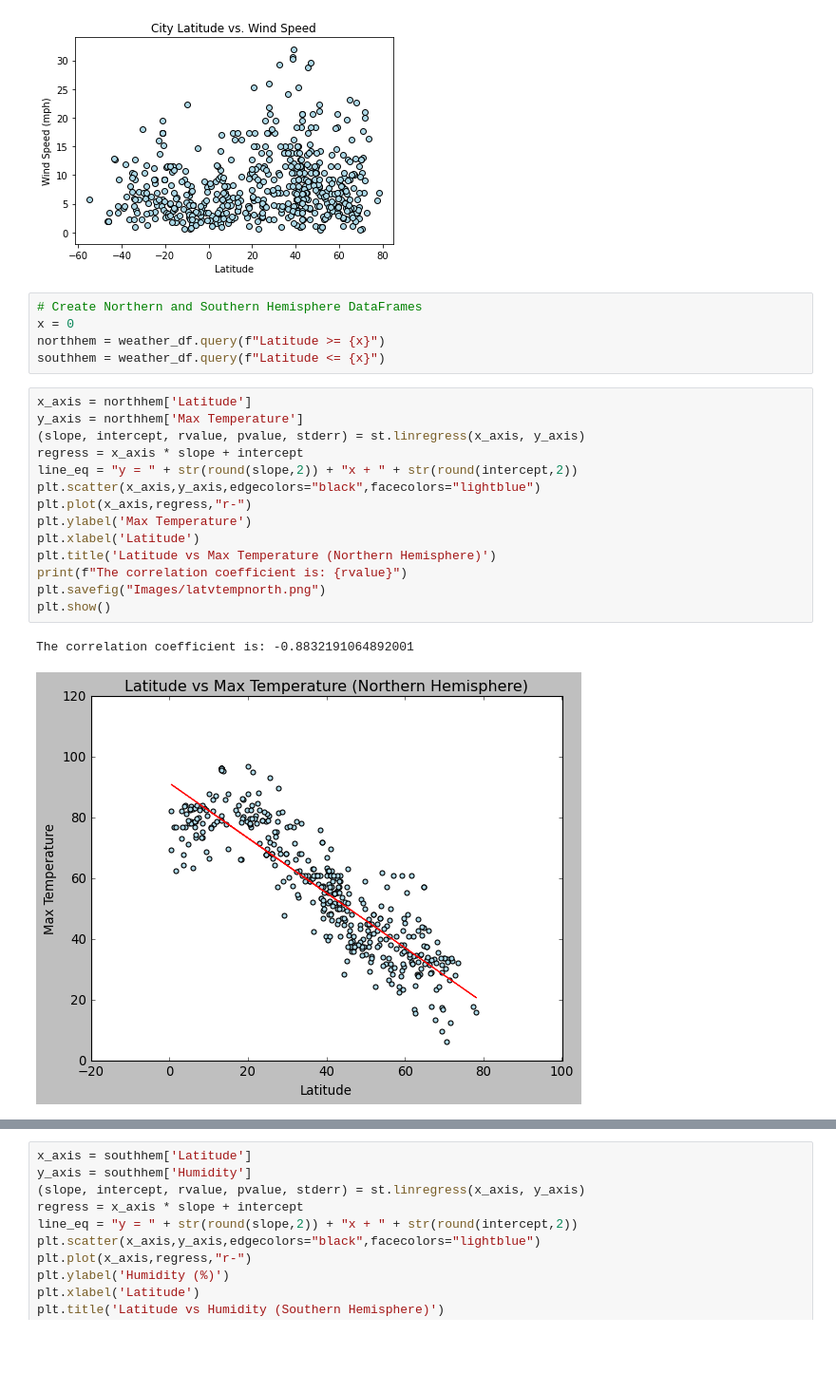
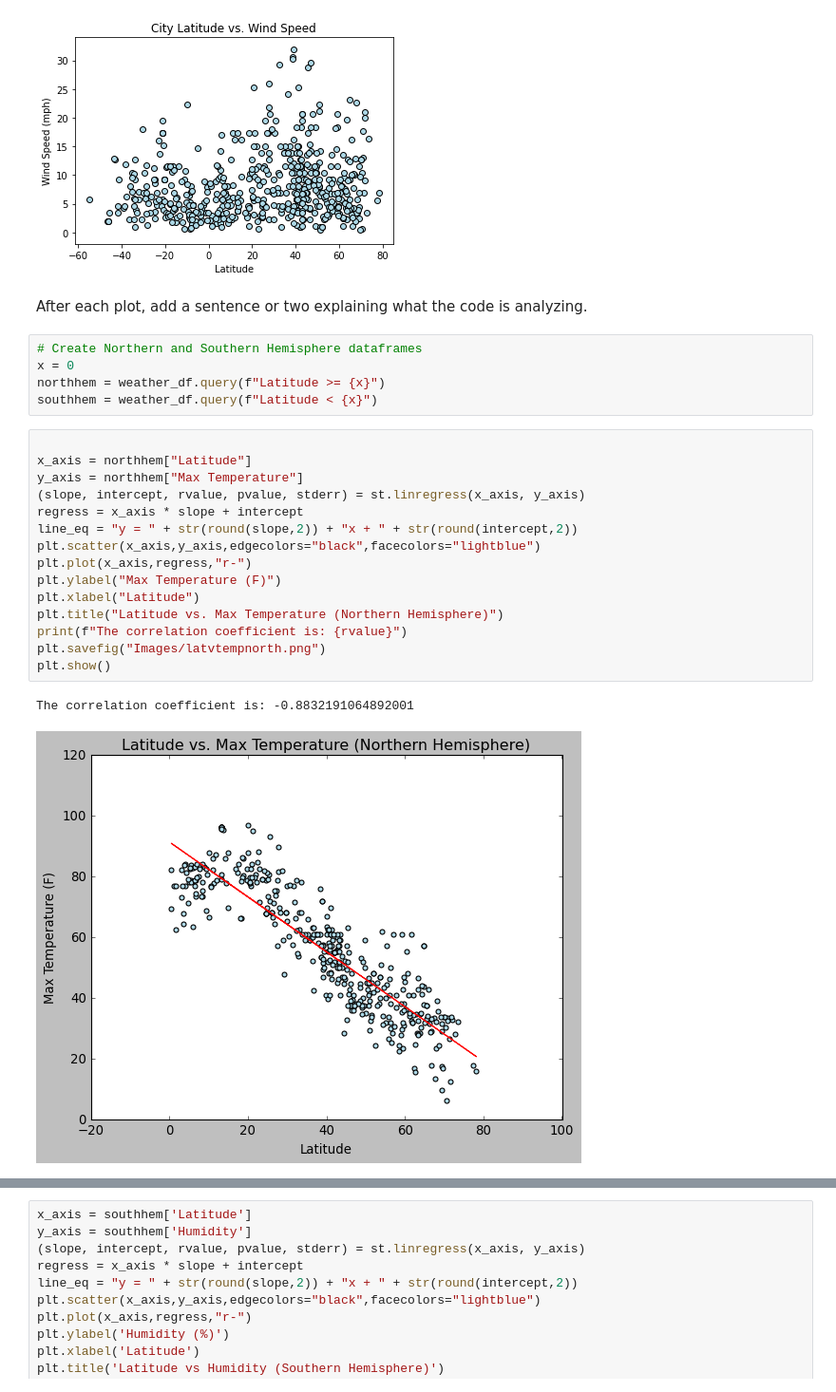
Before and after one commit to elysesulkey/python-api-challenge, a Jupyter notebook: WeatherPy/WeatherPy2.ipynb, the cells around one changed output, grey strips where cells are left out. Shown: that part at 95% size. Saved outputs shown, nothing was run; the diff lists cells and outputs as text; blank space fills up the shorter version.

Commit message:
scatter

```diff
--- a/WeatherPy/WeatherPy2.ipynb
+++ b/WeatherPy/WeatherPy2.ipynb
@@ -214,26 +220,29 @@ plt.savefig("Images/latvwindscatter.png")
 plt.show()
 # %% [output]
 [figure]
+# %% [markdown]
+After each plot, add a sentence or two explaining what the code is analyzing.
 # %%
-# Create Northern and Southern Hemisphere DataFrames
+# Create Northern and Southern Hemisphere dataframes
 x = 0
 northhem = weather_df.query(f"Latitude >= {x}")
-southhem = weather_df.query(f"Latitude <= {x}")
+southhem = weather_df.query(f"Latitude < {x}")
 # %%
-x_axis = northhem['Latitude']
-y_axis = northhem['Max Temperature']
+
+x_axis = northhem["Latitude"]
+y_axis = northhem["Max Temperature"]
 (slope, intercept, rvalue, pvalue, stderr) = st.linregress(x_axis, y_axis)
 regress = x_axis * slope + intercept
 line_eq = "y = " + str(round(slope,2)) + "x + " + str(round(intercept,2))
 plt.scatter(x_axis,y_axis,edgecolors="black",facecolors="lightblue")
 plt.plot(x_axis,regress,"r-")
-plt.ylabel('Max Temperature')
-plt.xlabel('Latitude')
-plt.title('Latitude vs Max Temperature (Northern Hemisphere)')
+plt.ylabel("Max Temperature (F)")
+plt.xlabel("Latitude")
+plt.title("Latitude vs. Max Temperature (Northern Hemisphere)")
 print(f"The correlation coefficient is: {rvalue}")
 plt.savefig("Images/latvtempnorth.png")
 plt.show()
 # %% [output]
 The correlation coefficient is: -0.8832191064892001
-[figure, old version]
+[figure, new version]
 # %%
```
Also changed, not shown: parts of 13 cells of this notebook, 6 other files.
